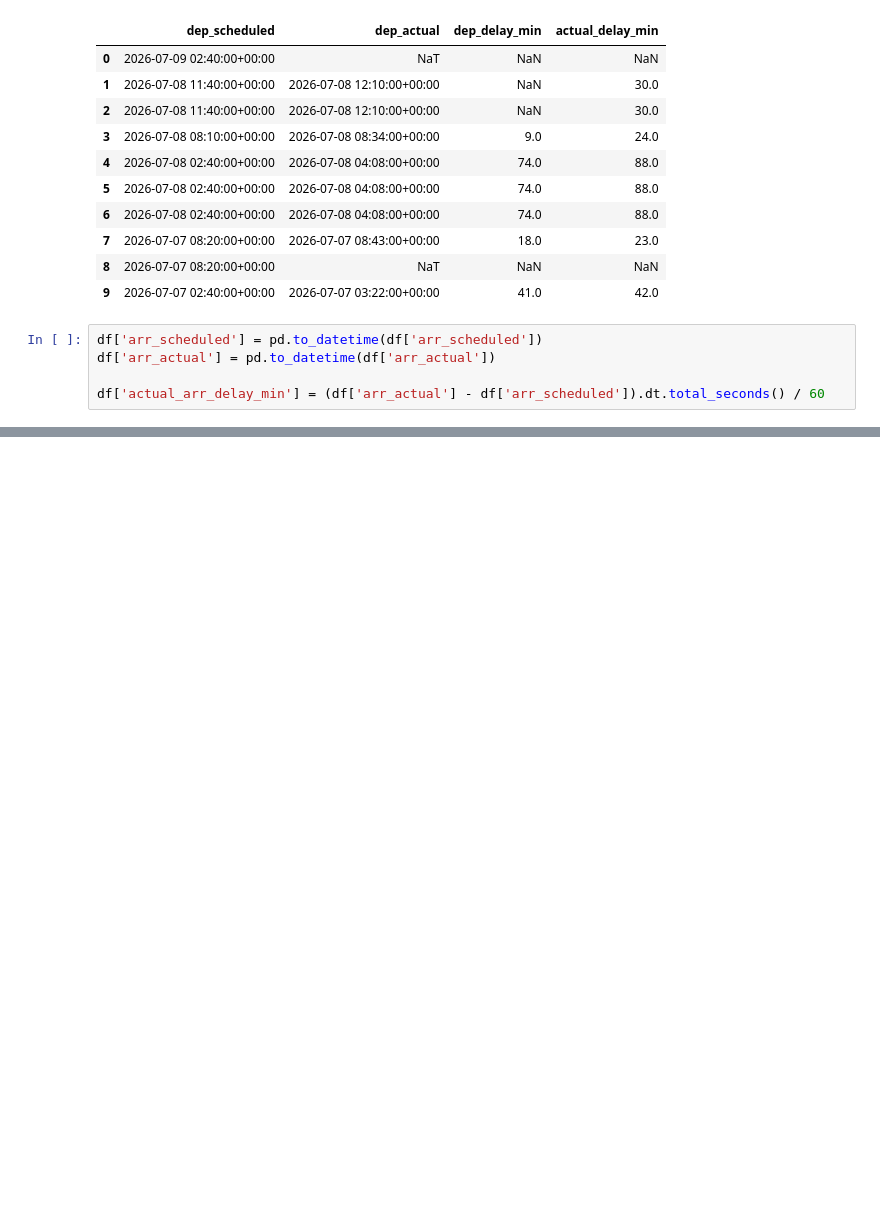
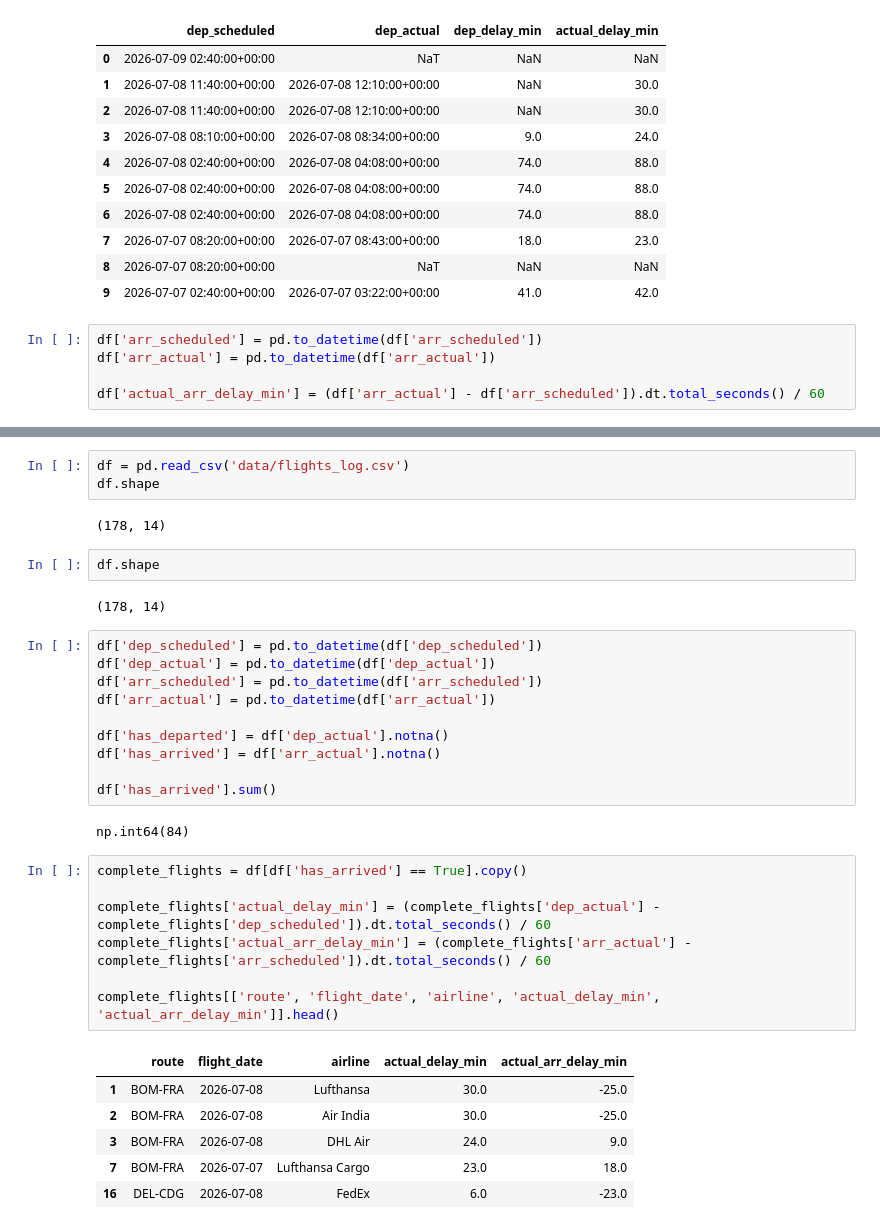
Before and after one commit to khushi1215/RouteWatch, a Jupyter notebook: explore.ipynb, the cells around one changed output, grey strips where cells are left out. Saved outputs shown, nothing was run; the diff lists cells and outputs as text; blank space fills up the shorter version.

Commit message:
eda: first finding - BOM-FRA delay rate vs other routes; docs: log finding

```diff
--- a/explore.ipynb
+++ b/explore.ipynb
@@ -163,0 +273,35 @@ data['data'][0]['flight']
+# %%
+df = pd.read_csv('data/flights_log.csv')
+df.shape
+# %% [output]
+(178, 14)
+# %%
+df.shape
+# %% [output]
+(178, 14)
+# %%
+df['dep_scheduled'] = pd.to_datetime(df['dep_scheduled'])
+df['dep_actual'] = pd.to_datetime(df['dep_actual'])
+df['arr_scheduled'] = pd.to_datetime(df['arr_scheduled'])
+df['arr_actual'] = pd.to_datetime(df['arr_actual'])
+
+df['has_departed'] = df['dep_actual'].notna()
+df['has_arrived'] = df['arr_actual'].notna()
+
+df['has_arrived'].sum()
+# %% [output]
+np.int64(84)
+# %%
+complete_flights = df[df['has_arrived'] == True].copy()
+
+complete_flights['actual_delay_min'] = (complete_flights['dep_actual'] - complete_flights['dep_scheduled']).dt.total_seconds() / 60
+complete_flights['actual_arr_delay_min'] = (complete_flights['arr_actual'] - complete_flights['arr_scheduled']).dt.total_seconds() / 60
+
+complete_flights[['route', 'flight_date', 'airline', 'actual_delay_min', 'actual_arr_delay_min']].head()
+# %% [output]
+|  | route | flight_date | airline | actual_delay_min | actual_arr_delay_min |
+| 1 | BOM-FRA | 2026-07-08 | Lufthansa | 30.0 | -25.0 |
+| 2 | BOM-FRA | 2026-07-08 | Air India | 30.0 | -25.0 |
+| 3 | BOM-FRA | 2026-07-08 | DHL Air | 24.0 | 9.0 |
+| 7 | BOM-FRA | 2026-07-07 | Lufthansa Cargo | 23.0 | 18.0 |
+| 16 | DEL-CDG | 2026-07-08 | FedEx | 6.0 | -23.0 |
```
Also changed, not shown: parts of 20 cells of this notebook, 1 other file.
